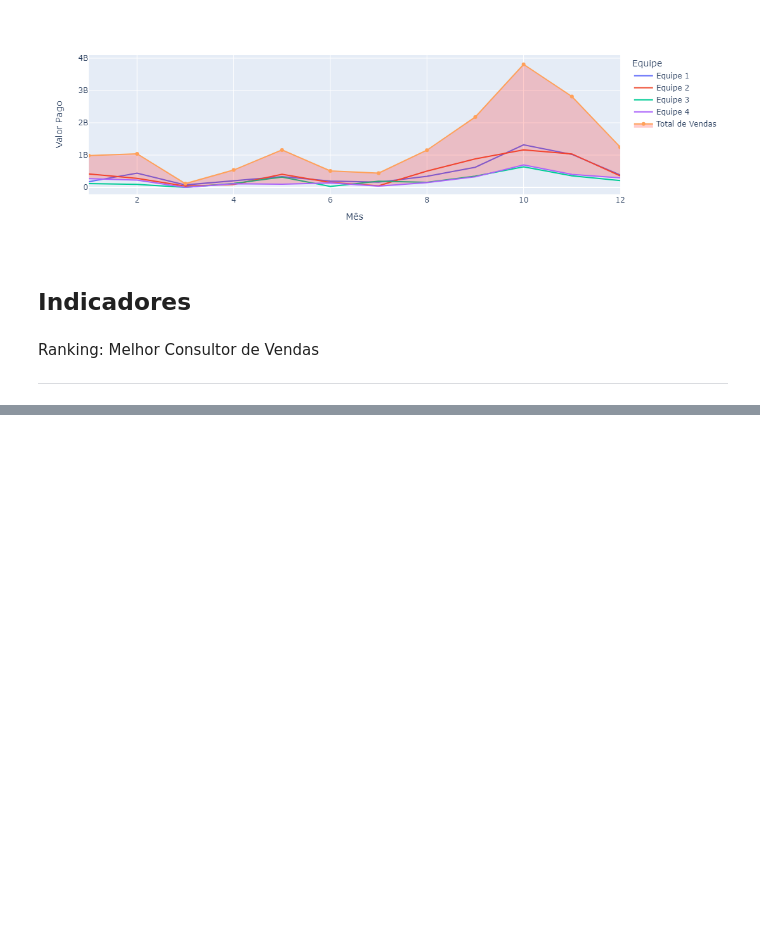
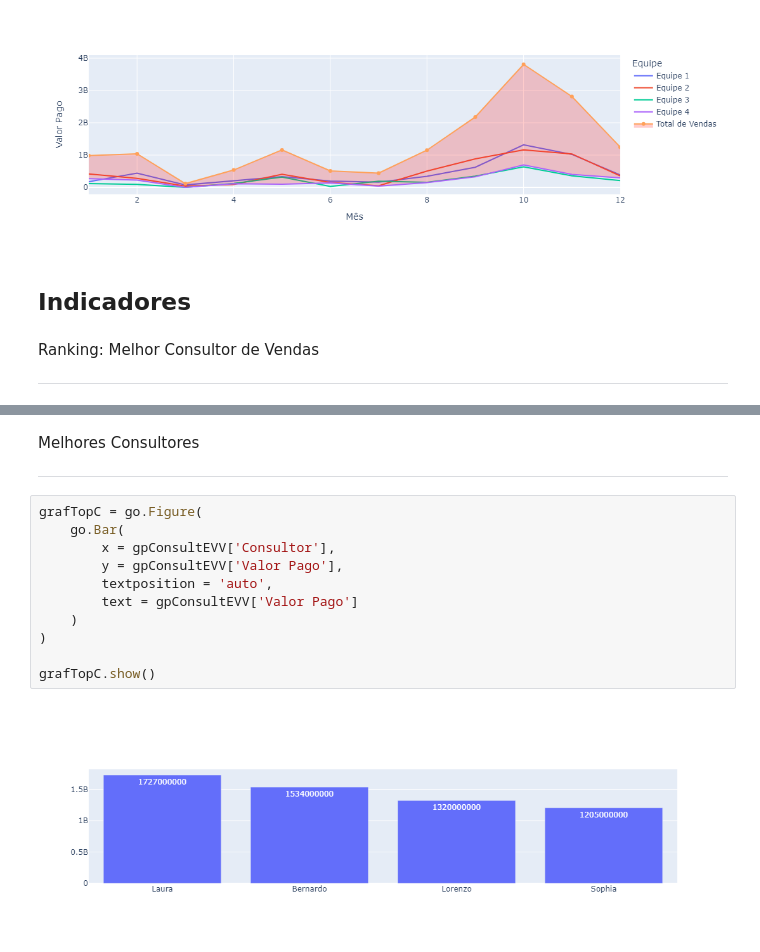
Before and after one commit to fabio-ribeiro-de/DataAnalytics, a Jupyter notebook: 1-call-center-vendas/graficos.ipynb, the cells around one changed output, grey strips where cells are left out. Saved outputs shown, nothing was run; the diff lists cells and outputs as text; blank space fills up the shorter version.

```diff
--- a/1-call-center-vendas/graficos.ipynb
+++ b/1-call-center-vendas/graficos.ipynb
@@ -319,0 +380,16 @@ KeyError: 'Consultor'
+# %% [markdown]
+Melhores Consultores
+_______________________________________
+# %%
+grafTopC = go.Figure(
+    go.Bar(
+        x = gpConsultEVV['Consultor'],
+        y = gpConsultEVV['Valor Pago'],
+        textposition = 'auto',
+        text = gpConsultEVV['Valor Pago']
+    )
+)
+
+grafTopC.show()
+# %% [output]
+[figure, added]
```
Also changed, not shown: parts of 11 cells of this notebook, 1 other file.
